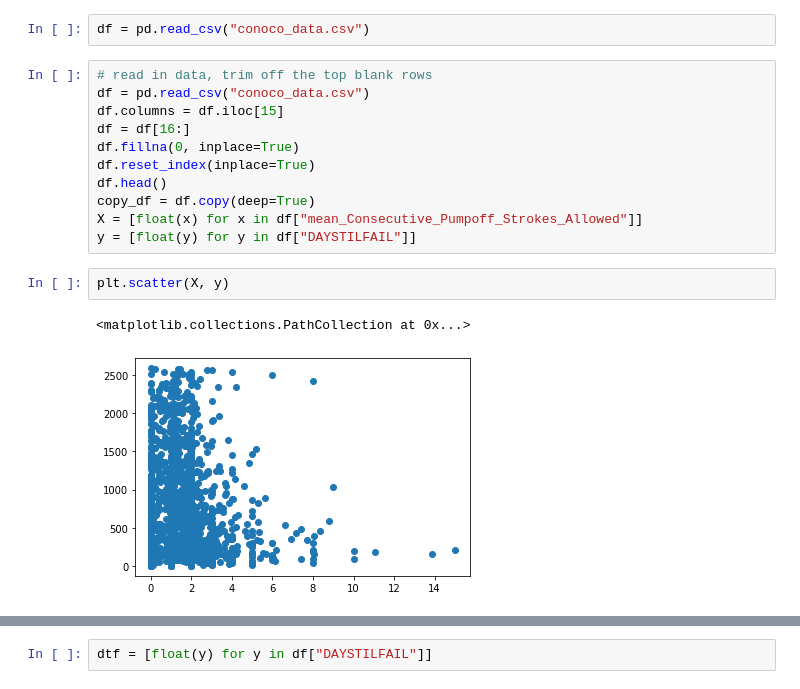
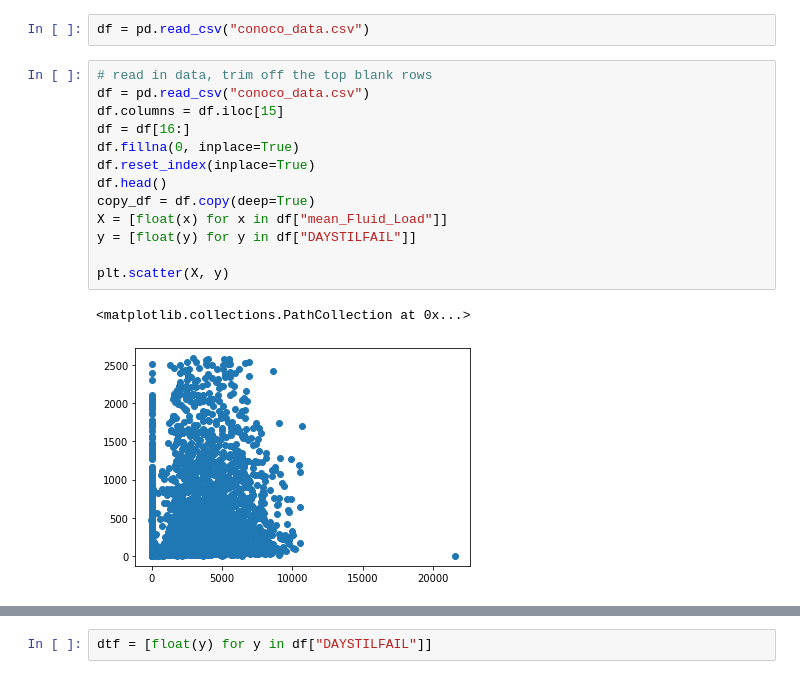
Before and after one commit to ethanzh/rod-pump-analysis, a Jupyter notebook: Untitled.ipynb, the cells around one changed output, grey strips where cells are left out. Saved outputs shown, nothing was run; the diff lists cells and outputs as text.

```diff
--- a/Untitled.ipynb
+++ b/Untitled.ipynb
@@ -6,16 +6,16 @@ df = pd.read_csv("conoco_data.csv")
 # %%
 # read in data, trim off the top blank rows
 df = pd.read_csv("conoco_data.csv")
 df.columns = df.iloc[15]
 df = df[16:]
 df.fillna(0, inplace=True)
 df.reset_index(inplace=True)
 df.head()
 copy_df = df.copy(deep=True)
-X = [float(x) for x in df["mean_Consecutive_Pumpoff_Strokes_Allowed"]]
+X = [float(x) for x in df["mean_Fluid_Load"]]
 y = [float(y) for y in df["DAYSTILFAIL"]]
+
+plt.scatter(X, y)
+# %% [output]
+<matplotlib.collections.PathCollection at 0x...>
+[figure, added]
-# %%
-plt.scatter(X, y)
-# %% [output]
-<matplotlib.collections.PathCollection at 0x...>
-[figure, removed]
```
Also changed, not shown: parts of 1 cell of this notebook.
